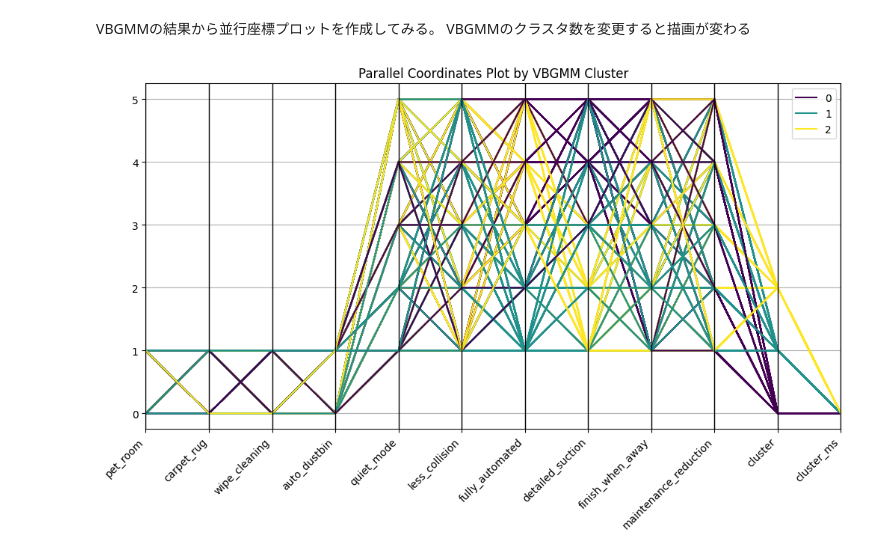
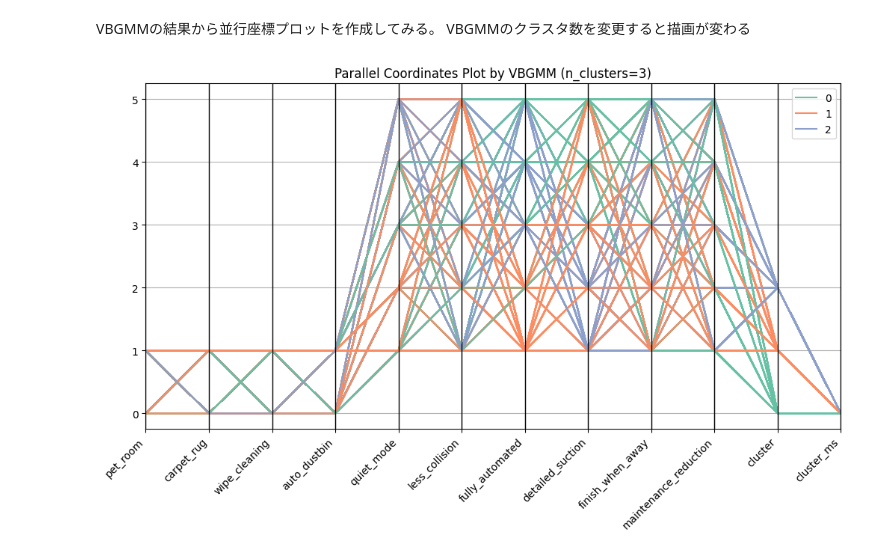
Before and after one commit to emon0415/team_wwww, a Jupyter notebook: wwww.ipynb, the cells around one changed output. Drawn from its saved outputs; the diff is of its cells as text; code cells hidden in the pictures.

```diff
--- a/wwww.ipynb
+++ b/wwww.ipynb
@@ -255,7 +253,7 @@ bgmm = BayesianGaussianMixture(n_components=n_clusters, random_state=42)
 bgmm.fit(df_for_cluster.drop(columns=["cluster_ms"], errors="ignore"))    # すでにcluster_msを付与している場合は除外
 labels_bgmm = bgmm.predict(df_for_cluster.drop(columns=["cluster_ms"], errors="ignore"))
 
-df_for_cluster["cluster_bgmm"] = labels_bgmm
+df_for_cluster["cluster_bgmm"] = labels_bgmm.astype(str)
 
 #  n_clustersに合わせて自動でカラーパレットを生成
 palette = sns.color_palette("Set2", n_clusters)
@@ -291,14 +289,24 @@ plt.show()
 VBGMMの結果から並行座標プロットを作成してみる。
 VBGMMのクラスタ数を変更すると描画が変わる
 # %%
+#   クラスタラベルの順序を [str(i) for i in range(n_clusters)] に固定
+df_for_cluster["cluster_bgmm"] = pd.Categorical(
+    df_for_cluster["cluster_bgmm"],
+    categories=[str(i) for i in range(n_clusters)],
+    ordered=True
+)
+
 #   - class_column='cluster_bgmm' でクラスタラベルを色分け
 #   - reset_index(drop=True) でインデックスを連番にリセット（描画上の不要な混乱を避ける）
 plt.figure(figsize=(12,6))
-parallel_coordinates(df_for_cluster.reset_index(drop=True),
-                     class_column='cluster_bgmm',
-                     colormap='viridis')
+parallel_coordinates(
+    df_for_cluster.reset_index(drop=True),
+    class_column='cluster_bgmm',
+    color=palette,  # VBGMMと同じパレットを利用
+    sort_labels=False
+)
 plt.xticks(rotation=45, ha='right')
-plt.title("Parallel Coordinates Plot by VBGMM Cluster")
+plt.title(f"Parallel Coordinates Plot by VBGMM (n_clusters={n_clusters})")
 plt.show()
 # %% [output]
-[figure, old version]
+[figure, new version]
```
Also changed, not shown: parts of 3 cells of this notebook.
